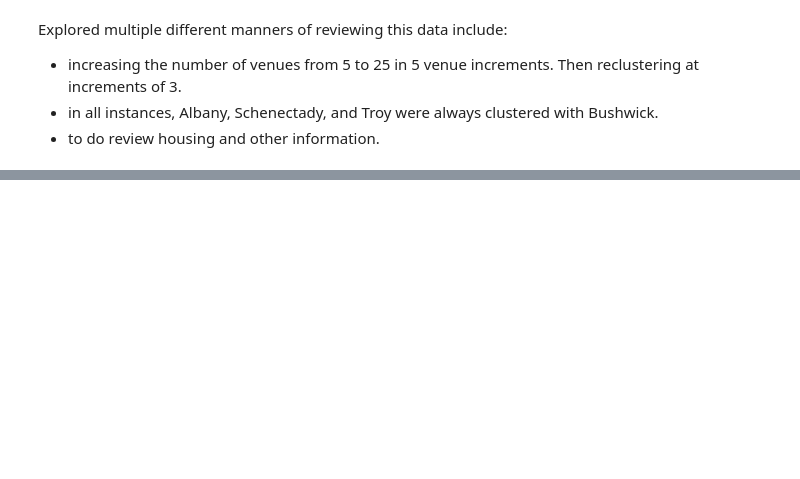
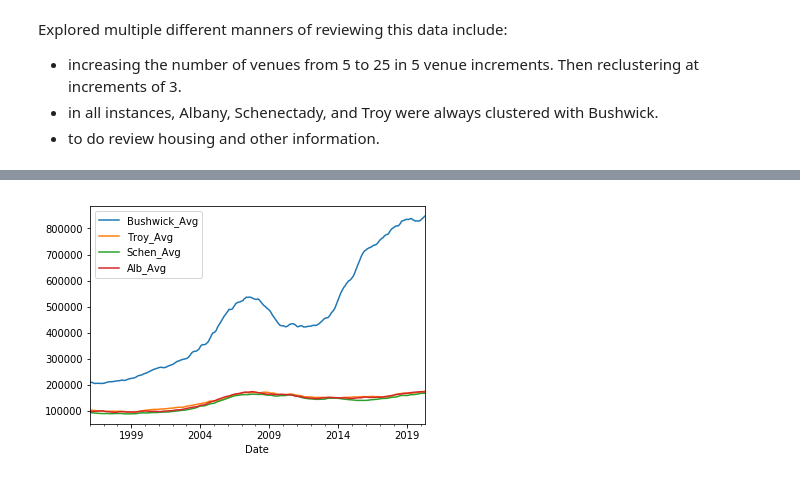
Before and after one commit to stryder518/Data_Science_Capstone, a Jupyter notebook: Data Science Capstone.ipynb, the cells around one changed output, grey strips where cells are left out. Cells and saved outputs as stored; diff of their text form; code cells hidden in the pictures; blank space fills up the shorter version.

```diff
--- a/Data Science Capstone.ipynb
+++ b/Data Science Capstone.ipynb
@@ -565,0 +661,4 @@ Explored multiple different manners of reviewing this data include:
+# %%
+ht_avg.set_index('Date').plot();
+# %% [output]
+[figure, added]
```
Also changed, not shown: parts of 5 cells of this notebook.
